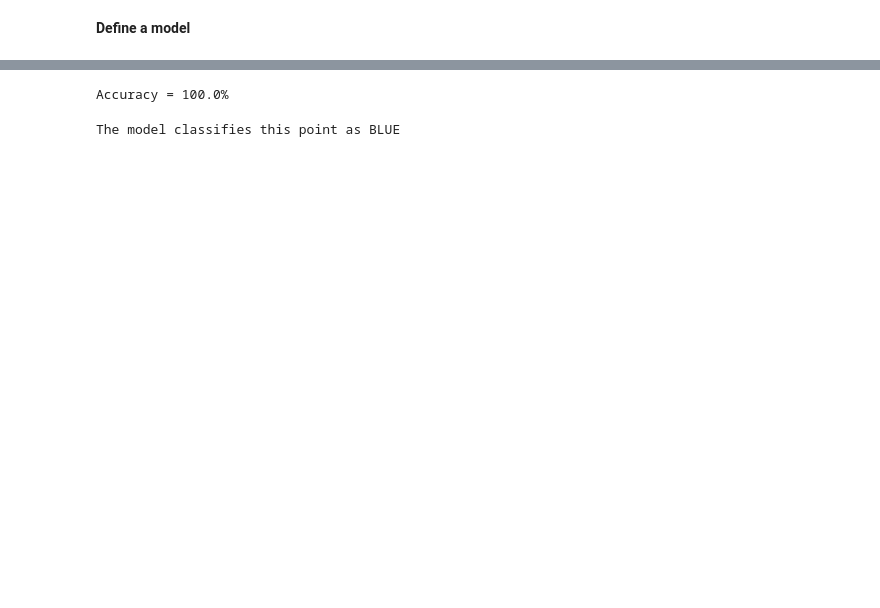
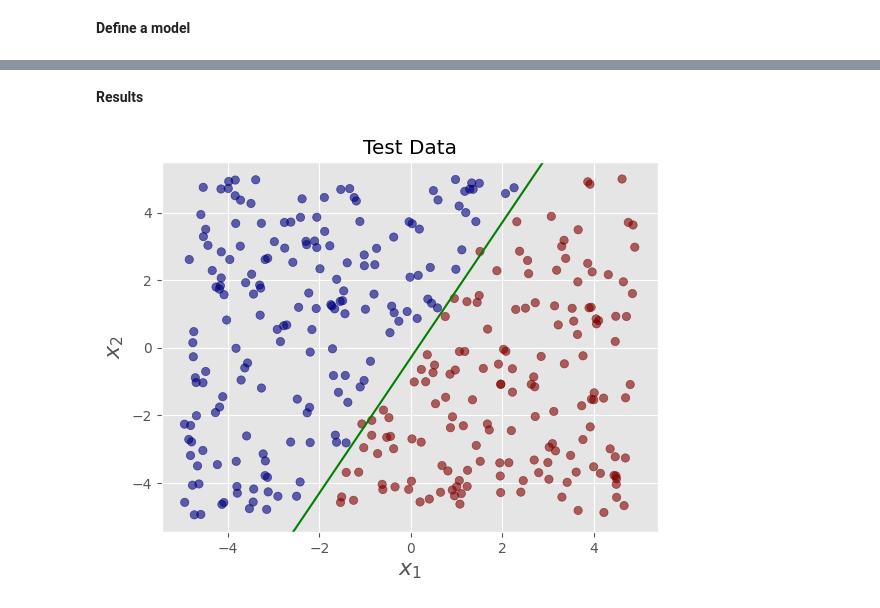
Before and after one commit to nmarks99/ML-basics, a Jupyter notebook: logistic_regression.ipynb, the cells around one changed output, grey strips where cells are left out. Saved outputs shown, nothing was run; the diff lists cells and outputs as text; code cells hidden in the pictures; blank space fills up the shorter version.

```diff
--- a/logistic_regression.ipynb
+++ b/logistic_regression.ipynb
@@ -131,43 +119,30 @@ plt.scatter(X_test[:, 0], X_test[:, 1], c=y_test, cmap='jet')
+# %% [markdown]
+**Results**
 # %%
-
+# found this function here: https://towardsdatascience.com/logistic-regression-with-pytorch-3c8bbea594be
 def model_plot(model,X,y,title):
     parm = {}
     b = []
     for name, param in model.named_parameters():
         parm[name]=param.detach().numpy()
 
     w = parm['linear.weight'][0]
     b = parm['linear.bias'][0]
-    plt.scatter(X[:, 0], X[:, 1], c=y,cmap='jet')
+    plt.scatter(X[:, 0], X[:, 1], c=y,cmap='jet', alpha=0.6)
     u = np.linspace(X[:, 0].min(), X[:, 0].max(), 2)
-    plt.plot(u, (0.5-b-w[0]*u)/w[1])
+    plt.plot(u, (0.5-b-w[0]*u)/w[1], color="green")
     plt.xlim(X[:, 0].min()-0.5, X[:, 0].max()+0.5)
     plt.ylim(X[:, 1].min()-0.5, X[:, 1].max()+0.5)
     plt.xlabel(r'$\boldsymbol{x_1}$',fontsize=16) # Normally you can just add the argument fontweight='bold' but it does not work with latex
     plt.ylabel(r'$\boldsymbol{x_2}$',fontsize=16)
     plt.title(title)
     plt.show()
 
 
 # Train Data
 # model_plot(model,X_train,y_train,'Train Data')
 
 # Test Dataset Results
 model_plot(model,X_test,y_test,'Test Data')
+# %% [output]
+[figure, added]
-# %%
-accuracy = 100*np.count_nonzero((torch.squeeze(model(X_test)).round() == y_test).detach().numpy()) / len(y_test.squeeze())
-print(f"Accuracy = {accuracy}%")
-# %% [output]
-Accuracy = 100.0%
-# %%
-x1 = -4
-x2 = 0
-new_data = torch.tensor([x1,x2]).type(torch.FloatTensor)
-with torch.no_grad():
-    prediction = model(new_data).round()
-    if prediction == 1.0:
-        print(f'The model classifies this point as RED')
-    else:
-        print(f'The model classifies this point as BLUE')
-# %% [output]
-The model classifies this point as BLUE
```
Also changed, not shown: parts of 13 cells of this notebook.
